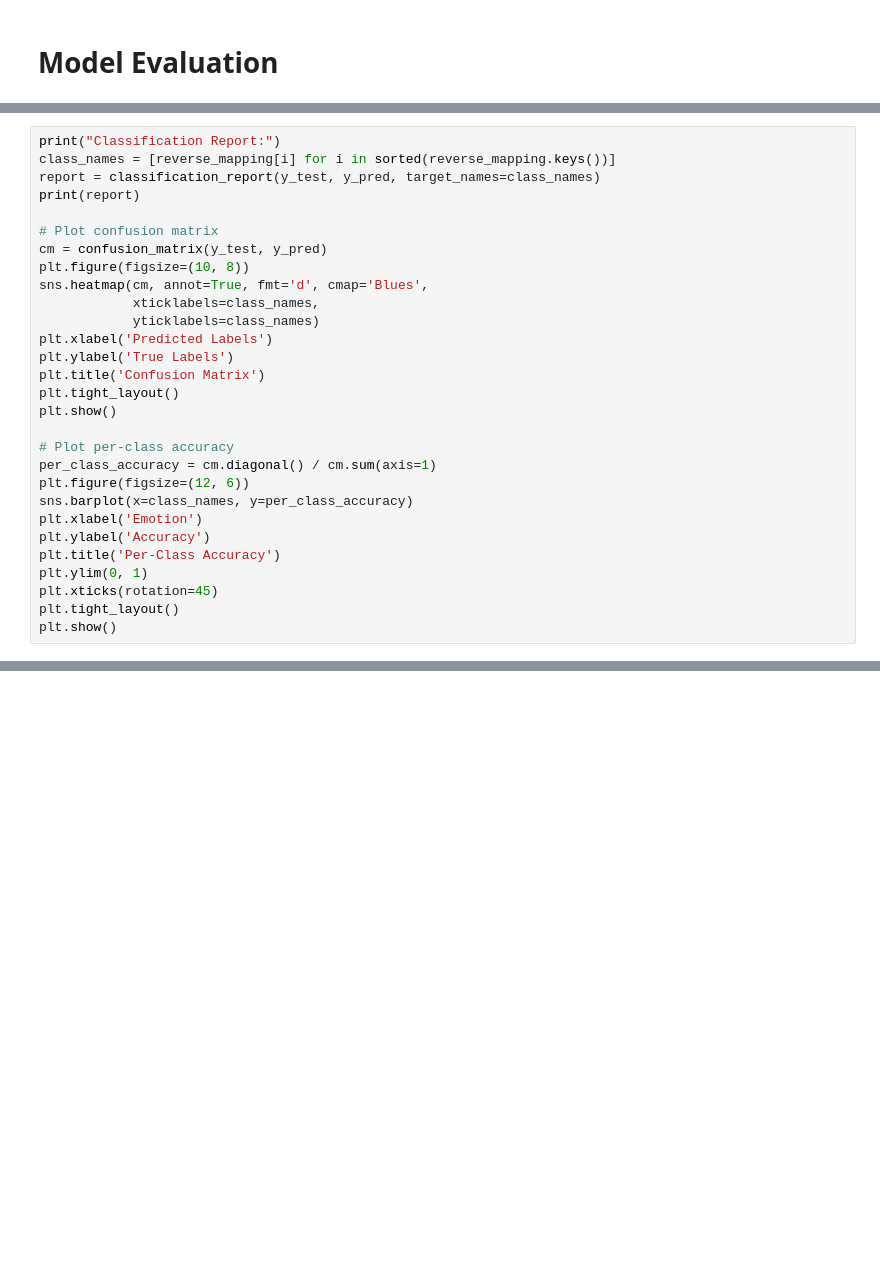
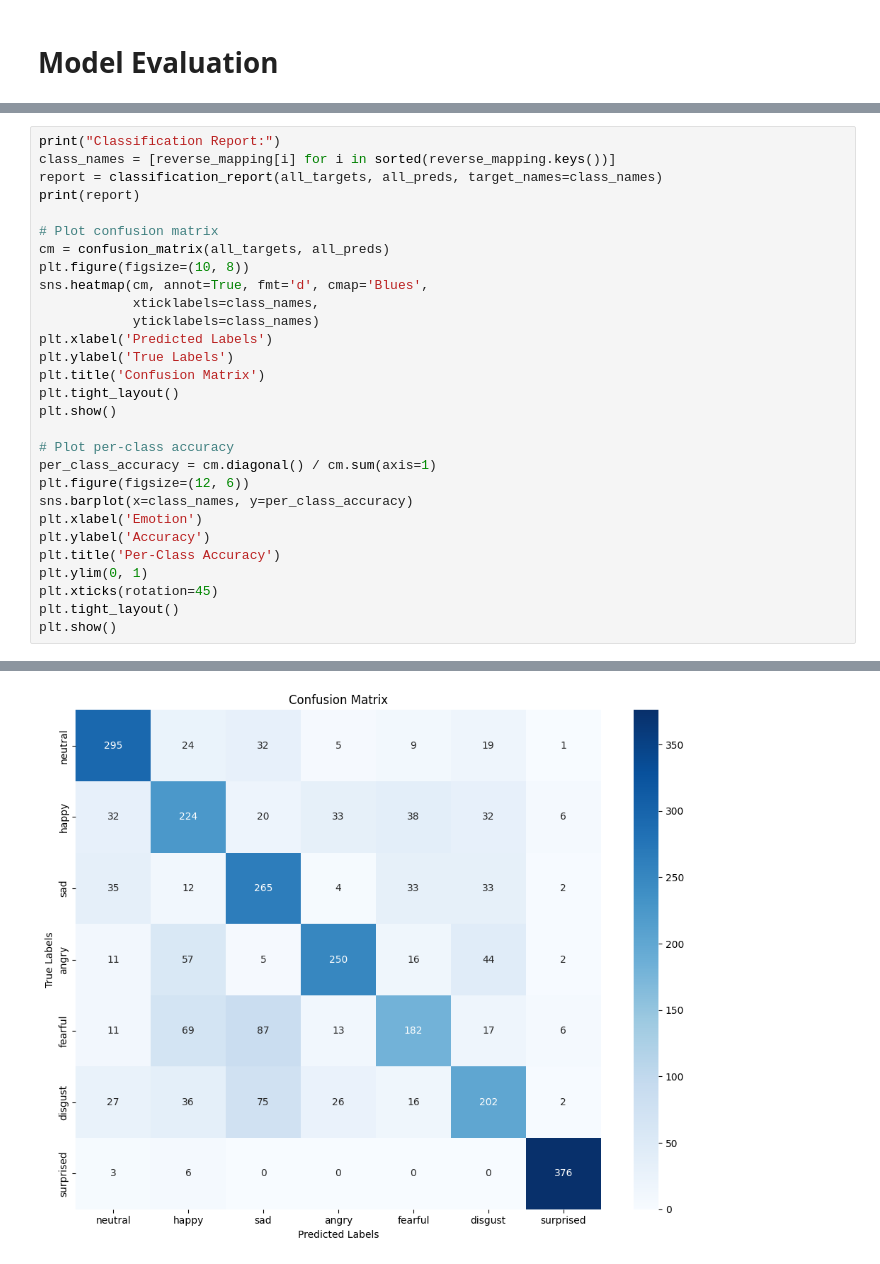
Before and after one commit to HuynhHanDong/Speech-Emotion-Recognition, a Jupyter notebook: Speech_Emotion_Recognition.ipynb, the cells around one changed output, grey strips where cells are left out. Drawn from its saved outputs; the diff is of its cells as text; blank space fills up the shorter version.

```diff
--- a/Speech_Emotion_Recognition.ipynb
+++ b/Speech_Emotion_Recognition.ipynb
@@ -683,11 +715,11 @@ print(f"Test Accuracy: {accuracy:.4f}")
 # %%
 print("Classification Report:")
 class_names = [reverse_mapping[i] for i in sorted(reverse_mapping.keys())]
-report = classification_report(y_test, y_pred, target_names=class_names)
+report = classification_report(all_targets, all_preds, target_names=class_names)
 print(report)
 
 # Plot confusion matrix
-cm = confusion_matrix(y_test, y_pred)
+cm = confusion_matrix(all_targets, all_preds)
 plt.figure(figsize=(10, 8))
 sns.heatmap(cm, annot=True, fmt='d', cmap='Blues',
             xticklabels=class_names,
@@ -709,3 +741,4 @@ plt.ylim(0, 1)
 plt.xticks(rotation=45)
 plt.tight_layout()
 plt.show()
+# %% [output]
@@ -711,0 +759 @@ plt.show()
+[figure, added]
```
Also changed, not shown: parts of 17 cells of this notebook, 5 other files.
